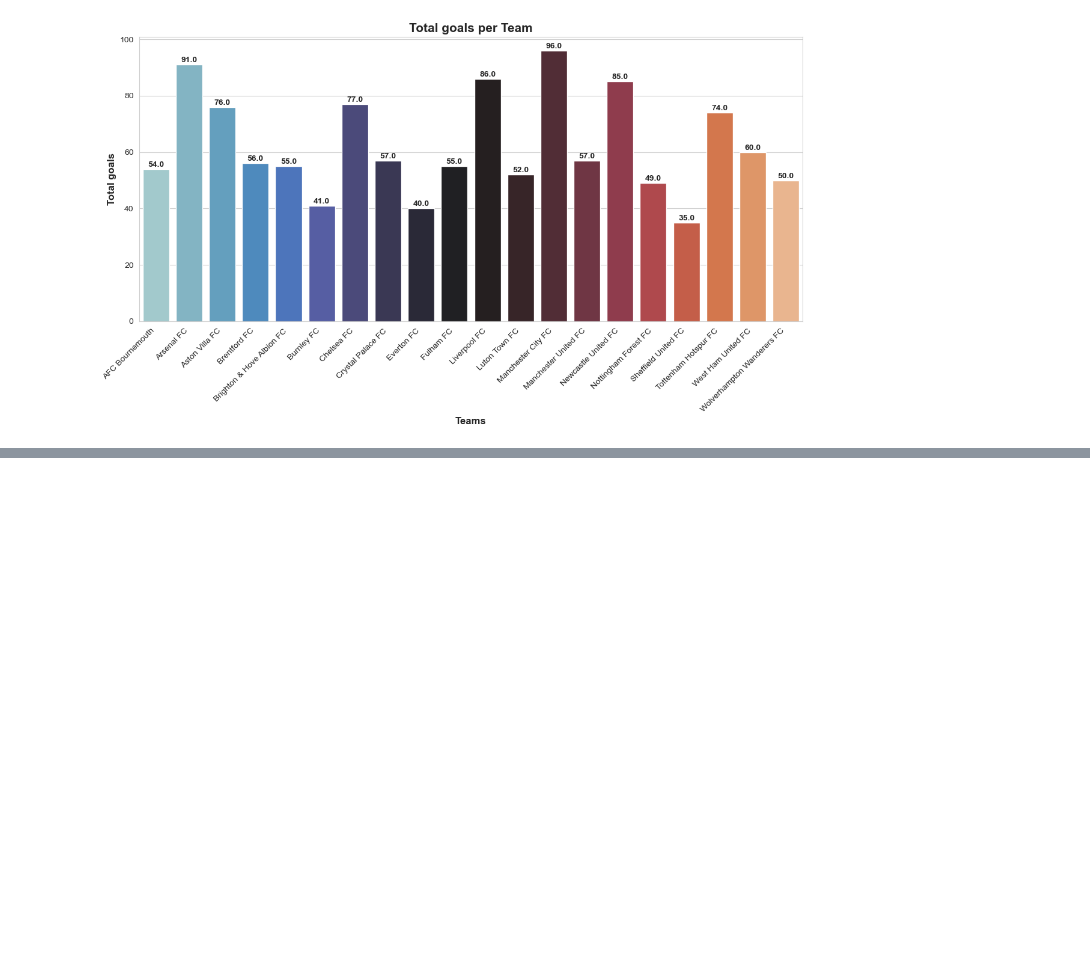
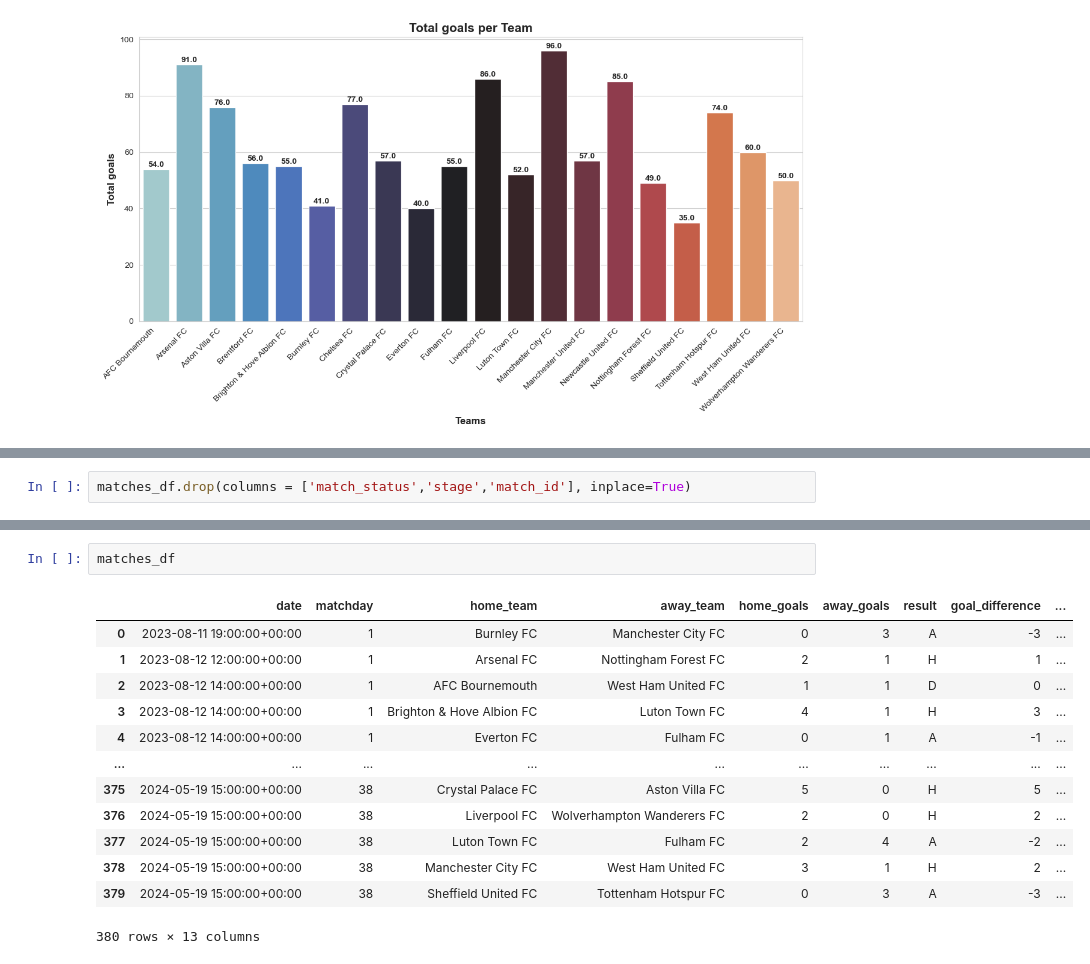
Before and after one commit to EmmaChris50/premierleague-stats-tracker, a Jupyter notebook: notebooks/eda.ipynb, the cells around one changed output, grey strips where cells are left out. Cells and saved outputs as stored; diff of their text form; blank space fills up the shorter version.

```diff
--- a/notebooks/eda.ipynb
+++ b/notebooks/eda.ipynb
@@ -256,0 +559,2 @@ plt.show()
+# %%
+matches_df.drop(columns = ['match_status','stage','match_id'], inplace=True)
@@ -256,0 +594,16 @@ plt.show()
+# %%
+matches_df
+# %% [output]
+|  | date | matchday | home_team | away_team | home_goals | away_goals | result | goal_difference | ... |
+| 0 | 2023-08-11 19:00:00+00:00 | 1 | Burnley FC | Manchester City FC | 0 | 3 | A | -3 | ... |
+| 1 | 2023-08-12 12:00:00+00:00 | 1 | Arsenal FC | Nottingham Forest FC | 2 | 1 | H | 1 | ... |
+| 2 | 2023-08-12 14:00:00+00:00 | 1 | AFC Bournemouth | West Ham United FC | 1 | 1 | D | 0 | ... |
+| 3 | 2023-08-12 14:00:00+00:00 | 1 | Brighton & Hove Albion FC | Luton Town FC | 4 | 1 | H | 3 | ... |
+| 4 | 2023-08-12 14:00:00+00:00 | 1 | Everton FC | Fulham FC | 0 | 1 | A | -1 | ... |
+| ... | ... | ... | ... | ... | ... | ... | ... | ... | ... |
+| 375 | 2024-05-19 15:00:00+00:00 | 38 | Crystal Palace FC | Aston Villa FC | 5 | 0 | H | 5 | ... |
+| 376 | 2024-05-19 15:00:00+00:00 | 38 | Liverpool FC | Wolverhampton Wanderers FC | 2 | 0 | H | 2 | ... |
+| 377 | 2024-05-19 15:00:00+00:00 | 38 | Luton Town FC | Fulham FC | 2 | 4 | A | -2 | ... |
+| 378 | 2024-05-19 15:00:00+00:00 | 38 | Manchester City FC | West Ham United FC | 3 | 1 | H | 2 | ... |
+| 379 | 2024-05-19 15:00:00+00:00 | 38 | Sheffield United FC | Tottenham Hotspur FC | 0 | 3 | A | -3 | ... |
+380 rows × 13 columns
```
Also changed, not shown: parts of 58 cells of this notebook, 9 other files.
